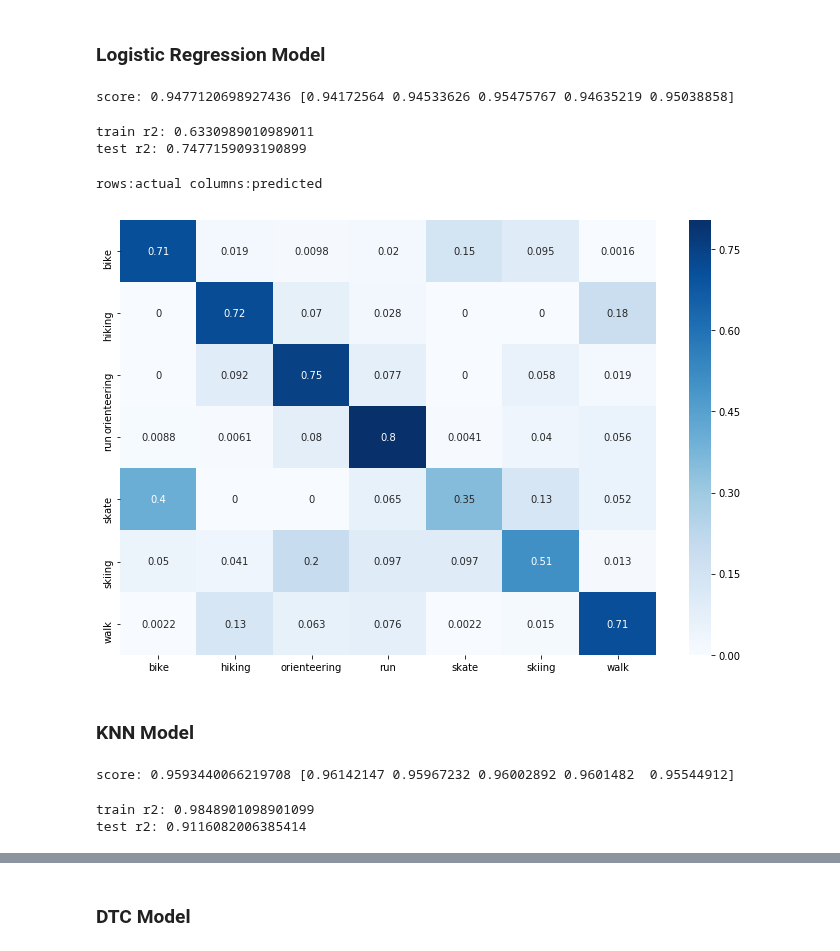
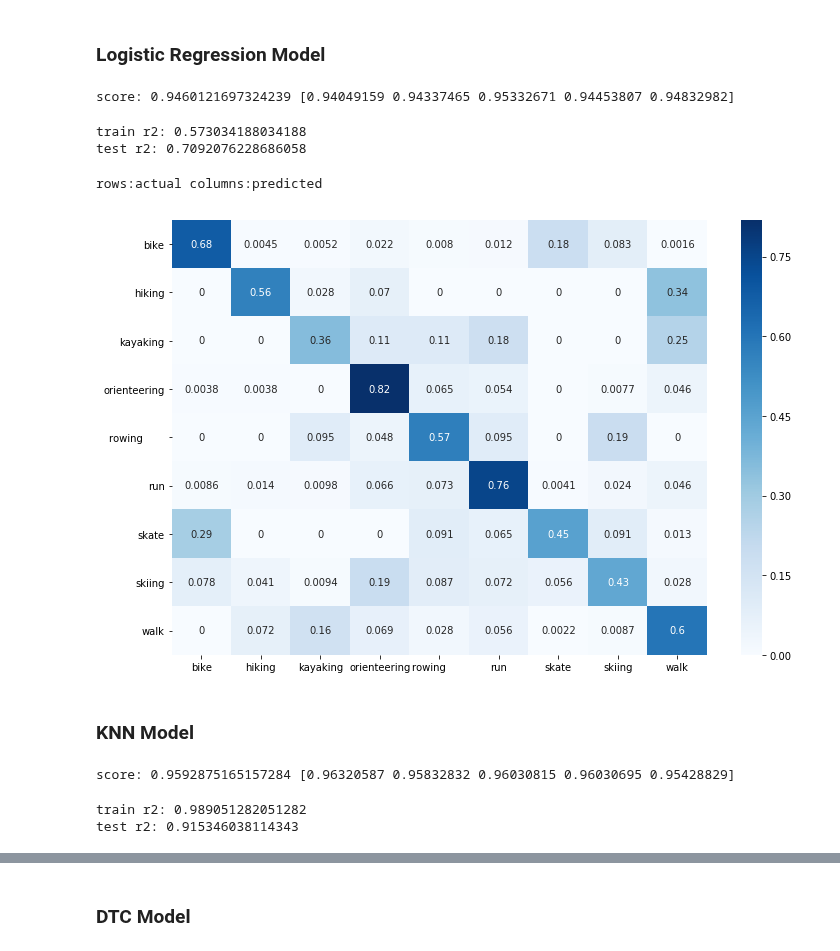
Before and after one commit to cheekeet86/project-capstone, a Jupyter notebook: code/fitrec/3_model_fitrec.ipynb, the cells around one changed output, grey strips where cells are left out. Cells and saved outputs as stored; diff of their text form; code cells hidden in the pictures.

Commit message:
updated 3_model_fitrec

```diff
--- a/code/fitrec/3_model_fitrec.ipynb
+++ b/code/fitrec/3_model_fitrec.ipynb
@@ -268,6 +270,10 @@ cols = ['sport','hr_outof', 'hr_fatburn', 'hr_cardio', 'hr_peak','spd_avg','spd_
 #cols = ['sport','hr_outof', 'hr_fatburn', 'hr_cardio', 'hr_peak','spd_avg', 'spd_min', 'spd_25', 'spd_75', 'spd_max']
 
 df_model = df[cols]
+# %%
+# add altitude feature
+
+df_model['alt_diff'] = df['alt_max'] - df['alt_min']
 # %%
 # select only sports with minimal rows
 
@@ -276,10 +282,10 @@ count = df_model['sport'].value_counts()
 #count_cond = count[count > 1].indexkn
 #count_cond = count[count >= 5].inde
 #count_cond = count[count >= 10].index
-#count_cond = count[count >= 50].index
+count_cond = count[count >= 50].index
 #count_cond = count[count >= 70].index
 #count_cond = count[count >= 100].index
-count_cond = count[count >= 200].index
+#count_cond = count[count >= 200].index
 #count_cond = count[count >= 800].index
 #count_cond = count[count >= 1500].index
 #count_cond = count[count >= 70000].index
@@ -520,3 +540,7 @@ dict(zip(unique, counts))
+# %%
+# store predictions in df_pred
+
+df_pred = pd.DataFrame()
 # %% [markdown]
 ### Logistic Regression Model
 # %%
@@ -528,11 +552,8 @@ logreg = LogisticRegression()
 
 score = cross_val_score(logreg,X,y,cv=5)
 print('score:',score.mean(),score)
-
-# sample_size = 10000
-# score: 0.9171444825052808 [0.91460533 0.91459767 0.93424281 0.89779799 0.92447862]
 # %% [output]
-score: 0.9477120698927436 [0.94172564 0.94533626 0.95475767 0.94635219 0.95038858]
+score: 0.9460121697324239 [0.94049159 0.94337465 0.95332671 0.94453807 0.94832982]
 # %%
 # fit model
 
@@ -541,33 +562,31 @@ logreg.fit(X_train, y_train)
 # score model
 print("train r2:",logreg.score(X_train, y_train))
 print("test r2:",logreg.score(X_test, y_test))
-
-# sample_size = 10000
-#train r2: 0.40617857142857144
-#test r2: 0.6280887896132905
 # %% [output]
-train r2: 0.6330989010989011
-test r2: 0.7477159093190899
+train r2: 0.573034188034188
+test r2: 0.7092076228686058
 # %%
 # confusion matrix
 print('rows:actual columns:predicted')
 
 y_pred = logreg.predict(X_test)
+df_pred['lr'] = y_pred
+
 cm = confusion_matrix(y_test, y_pred)
 cm = cm.astype('float') / cm.sum(axis=1)[:, np.newaxis]
 df_cm = pd.DataFrame(data=cm, columns=le.classes_, index=le.classes_)
 
 plt.figure(figsize=(12,8))
 sns.heatmap(df_cm,annot=True,cmap="Blues");
 
 # cohen_score = cohen_kappa_score(y_test, y_pred)
 # print('cohen_score',cohen_score)
 
 # y_pred = logreg.predict_proba(X_test)
 # pd.DataFrame(y_pred,columns=le.classes_)
 # %% [output]
 rows:actual columns:predicted
-[figure, old version]
+[figure, new version]
 # %% [markdown]
 ### KNN Model
 # %%
@@ -580,7 +599,7 @@ knn = KNeighborsClassifier(n_neighbors=3)
 score = cross_val_score(knn,X,y,cv=5)
 print('score:',score.mean(),score)
 # %% [output]
-score: 0.9593440066219708 [0.96142147 0.95967232 0.96002892 0.9601482  0.95544912]
+score: 0.9592875165157284 [0.96320587 0.95832832 0.96030815 0.96030695 0.95428829]
 # %%
 # fit model
 
@@ -589,13 +608,9 @@ knn.fit(X_train, y_train)
 # score model
 print("train r2:",knn.score(X_train, y_train))
 print("test r2:",knn.score(X_test, y_test))
-
-# sample_size = 10000
-#train r2: 0.9733142857142857
-#test r2: 0.8036935840928582
 # %% [output]
-train r2: 0.9848901098901099
-test r2: 0.9116082006385414
+train r2: 0.989051282051282
+test r2: 0.915346038114343
 # %%
 # confusion matrix
 print('rows:actual columns:predicted')
```
Also changed, not shown: parts of 30 cells of this notebook.
